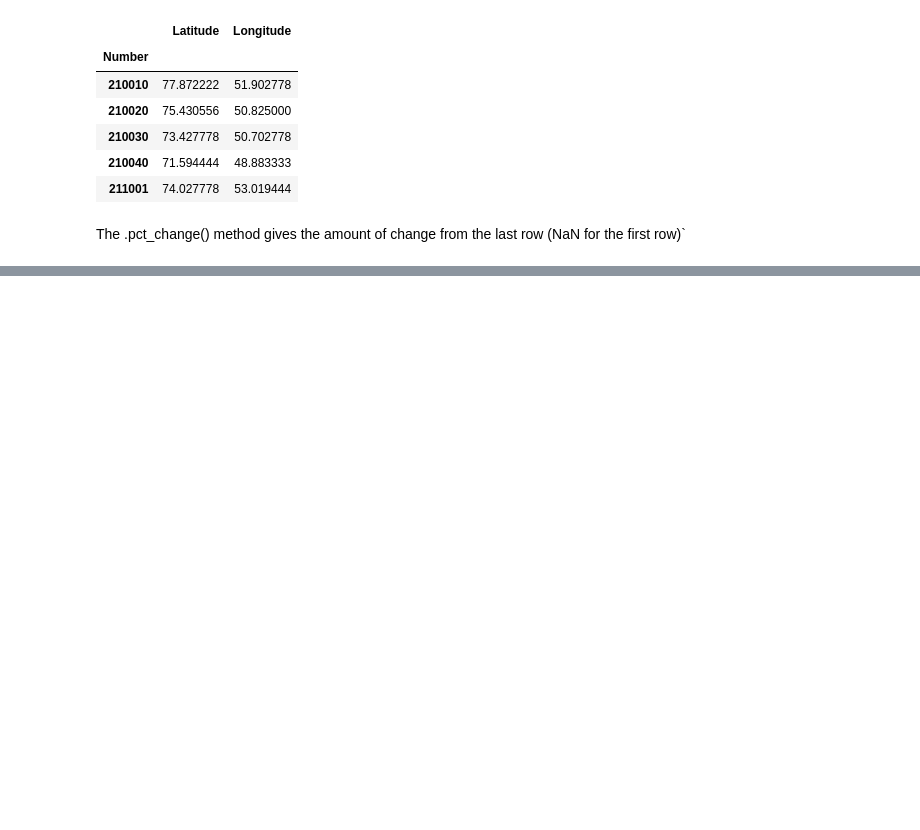
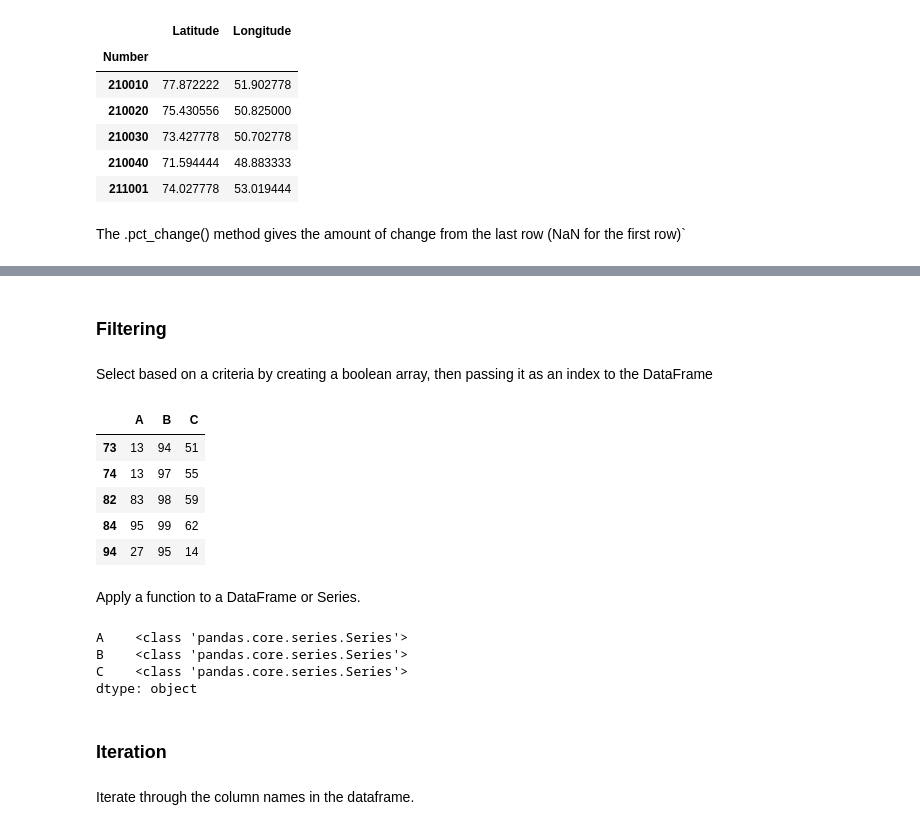
Before and after one commit to aschet01/cookbook, a Jupyter notebook: pandas.ipynb, the cells around one changed output, grey strips where cells are left out. Drawn from its saved outputs; the diff is of its cells as text; code cells hidden in the pictures; blank space fills up the shorter version.

Commit message:
Add several pandas examples that had been dropped from the history

```diff
--- a/pandas.ipynb
+++ b/pandas.ipynb
@@ -1035,0 +1072,28 @@ The .pct_change() method gives the amount of change from the last row (NaN for t
+# %% [markdown]
+### Filtering
+# %% [markdown]
+Select based on a criteria by creating a boolean array, then passing it as an index to the DataFrame
+# %%
+df = pd.DataFrame(np.random.randint(10, 100, (100, 3)), columns=['A', 'B', 'C'])
+big_B = df.B > 90
+df[big_B]         # Or all together as df[df.B > 90]
+# %% [output]
+|  | A | B | C |
+| 73 | 13 | 94 | 51 |
+| 74 | 13 | 97 | 55 |
+| 82 | 83 | 98 | 59 |
+| 84 | 95 | 99 | 62 |
+| 94 | 27 | 95 | 14 |
+# %% [markdown]
+Apply a function to a DataFrame or Series.
+# %%
+df.apply(type)
+# %% [output]
+A    <class 'pandas.core.series.Series'>
+B    <class 'pandas.core.series.Series'>
+C    <class 'pandas.core.series.Series'>
+dtype: object
+# %% [markdown]
+### Iteration
+# %% [markdown]
+Iterate through the column names in the dataframe.
```
Also changed, not shown: parts of 27 cells of this notebook.
